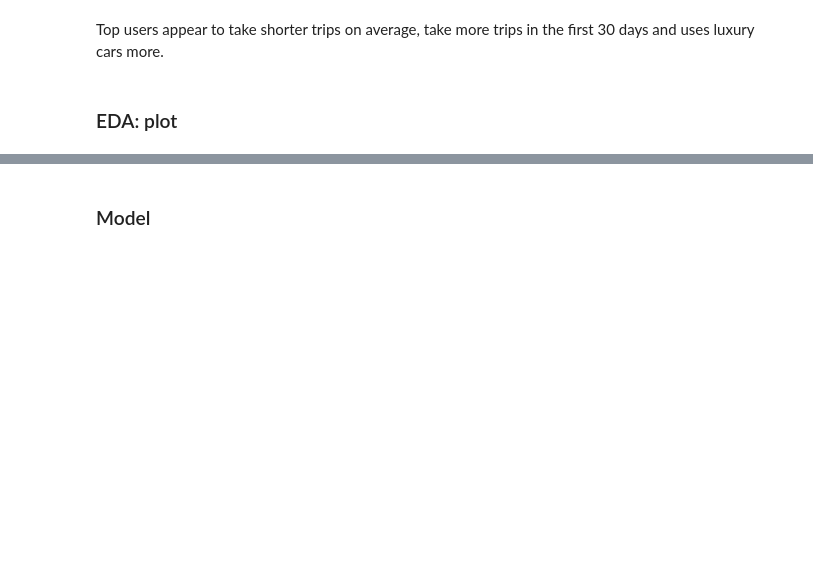
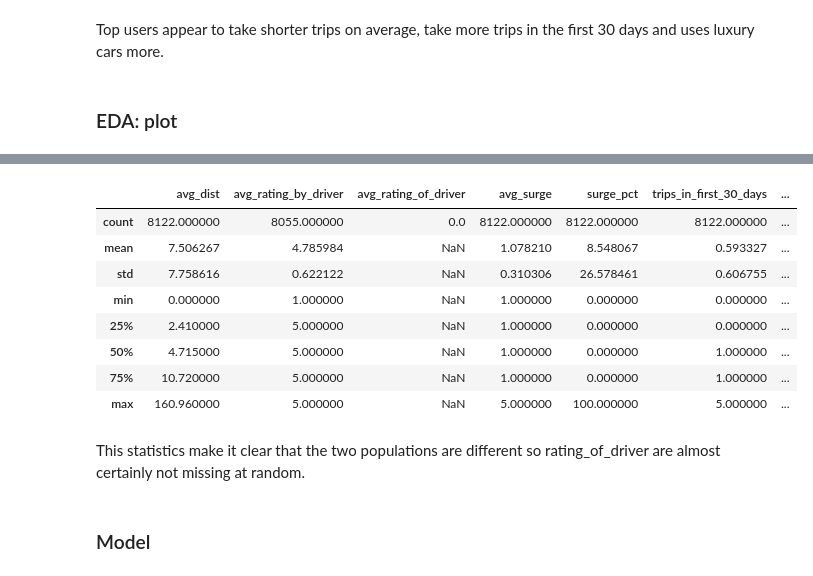
Before and after one commit to gogowenzhang/ride-sharing-churn-prediction, a Jupyter notebook: churn_prediction.ipynb, the cells around one changed output, grey strips where cells are left out. Drawn from its saved outputs; the diff is of its cells as text; code cells hidden in the pictures; blank space fills up the shorter version.

```diff
--- a/churn_prediction.ipynb
+++ b/churn_prediction.ipynb
@@ -239,3 +323,17 @@ plt.show()
+# %%
+df[df.avg_rating_of_driver.isnull()].describe()
+# %% [output]
+|  | avg_dist | avg_rating_by_driver | avg_rating_of_driver | avg_surge | surge_pct | trips_in_first_30_days | ... |
+| count | 8122.000000 | 8055.000000 | 0.0 | 8122.000000 | 8122.000000 | 8122.000000 | ... |
+| mean | 7.506267 | 4.785984 | NaN | 1.078210 | 8.548067 | 0.593327 | ... |
+| std | 7.758616 | 0.622122 | NaN | 0.310306 | 26.578461 | 0.606755 | ... |
+| min | 0.000000 | 1.000000 | NaN | 1.000000 | 0.000000 | 0.000000 | ... |
+| 25% | 2.410000 | 5.000000 | NaN | 1.000000 | 0.000000 | 0.000000 | ... |
+| 50% | 4.715000 | 5.000000 | NaN | 1.000000 | 0.000000 | 1.000000 | ... |
+| 75% | 10.720000 | 5.000000 | NaN | 1.000000 | 0.000000 | 1.000000 | ... |
+| max | 160.960000 | 5.000000 | NaN | 5.000000 | 100.000000 | 5.000000 | ... |
+# %% [markdown]
+This statistics make it clear that the two populations are different so rating_of_driver are almost certainly not missing at random.
 # %% [markdown]
 ### Model
 # %%
```
Also changed, not shown: parts of 19 cells of this notebook.
